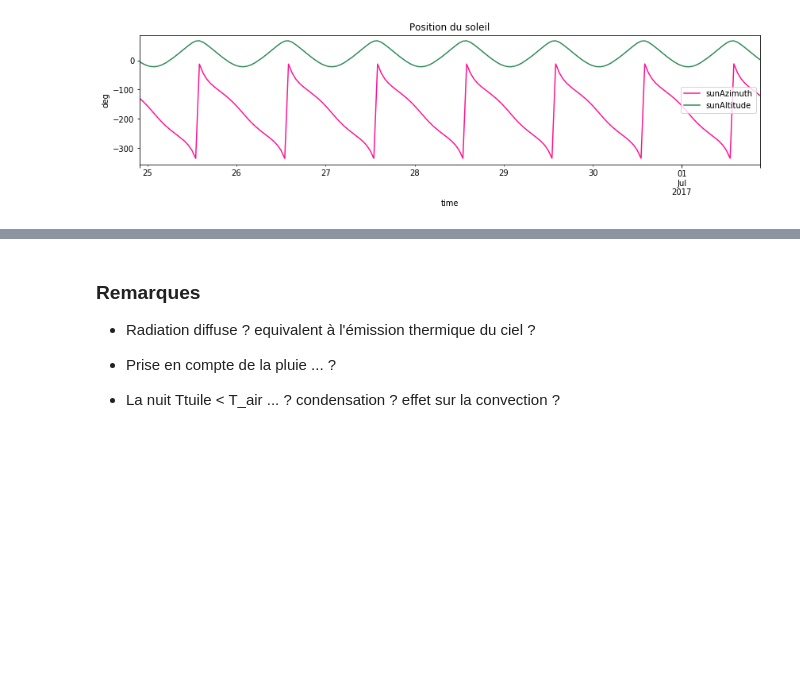
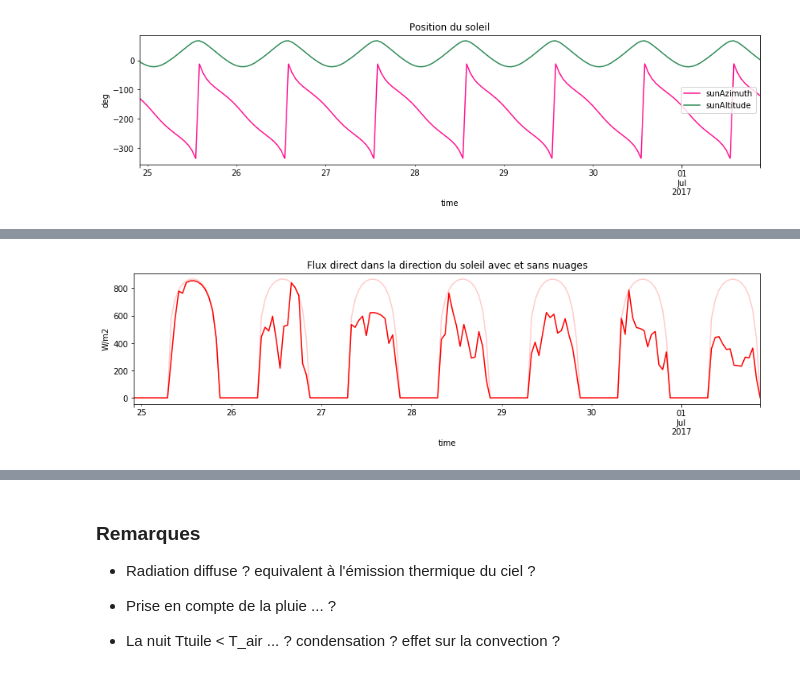
Before and after one commit to xdze2/thermique_appart, a Jupyter notebook: Model02_tuile.ipynb, the cells around one changed output, grey strips where cells are left out. Saved outputs shown, nothing was run; the diff lists cells and outputs as text; code cells hidden in the pictures; blank space fills up the shorter version.

```diff
--- a/Model02_tuile.ipynb
+++ b/Model02_tuile.ipynb
@@ -117,7 +122,9 @@ I0 est le flux (W/m2) dans la direction des rayons du soleil. Il faut donc proje
-# %%
-sigma = 37  # deg, angle du toit par rapport à l'horizontale
-phi_C_bastille = 50  # deg, azimuth du toit
-phi_C_vercors = 50+180  # deg, azimuth du toit
-
-data['flux_bastille'] = sun.projectDF( sigma, phi_C_bastille, sundata )
-data['flux_vercors'] =  sun.projectDF( sigma, phi_C_vercors, sundata )
+# %%
+sundata['I_sol']  = sundata['I0']*cloud_attenuation( data['cloudCover']  )
+
+# graph
+sundata['I0'].plot( figsize=(14, 3), style='r', alpha=0.2 );plt.ylabel('W/m2');
+sundata['I_sol'].plot( figsize=(14, 3), style='r' );plt.ylabel('W/m2');
+plt.title('Flux direct dans la direction du soleil avec et sans nuages');
+# %% [output]
+[figure, added]
```
Also changed, not shown: parts of 31 cells of this notebook, 1 other file.
